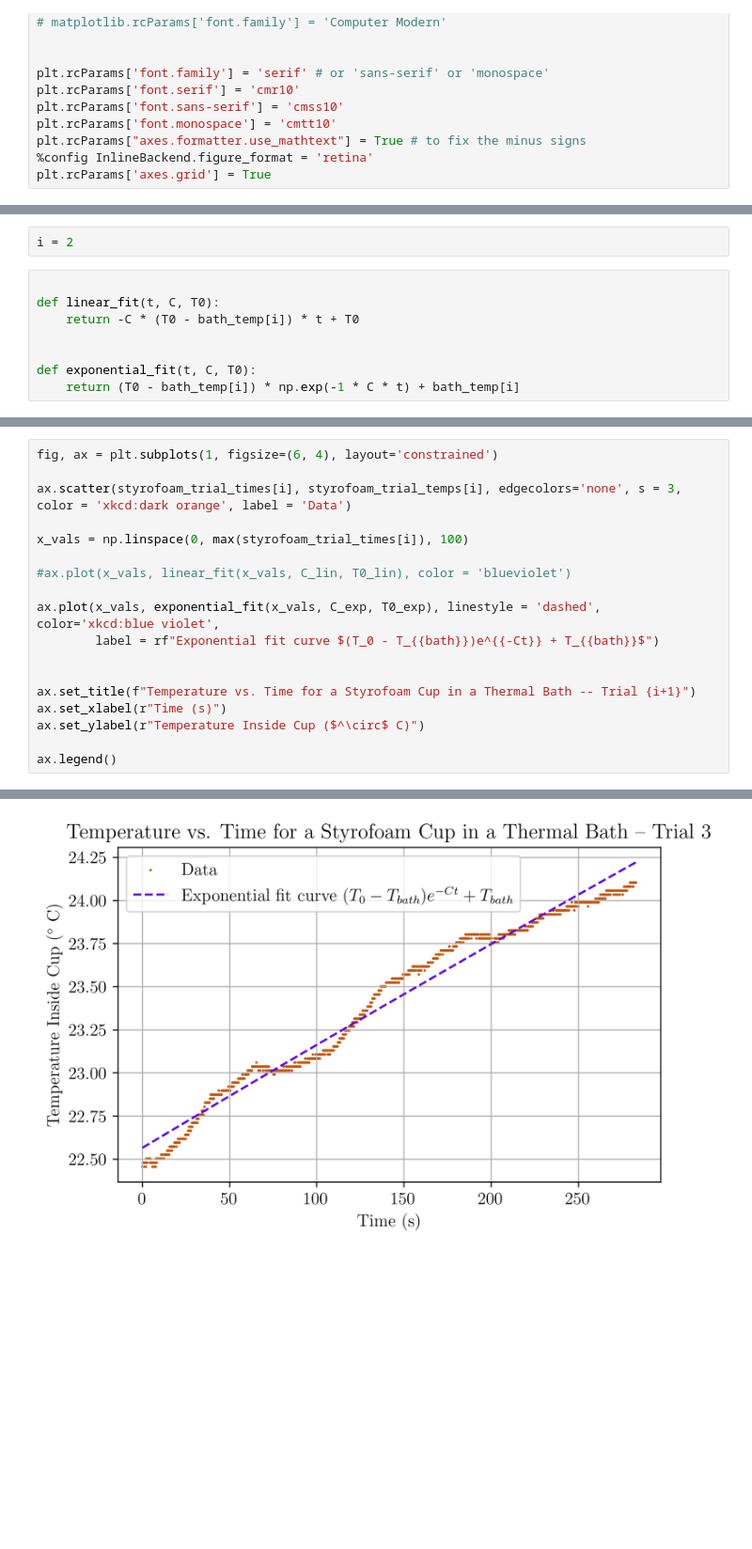
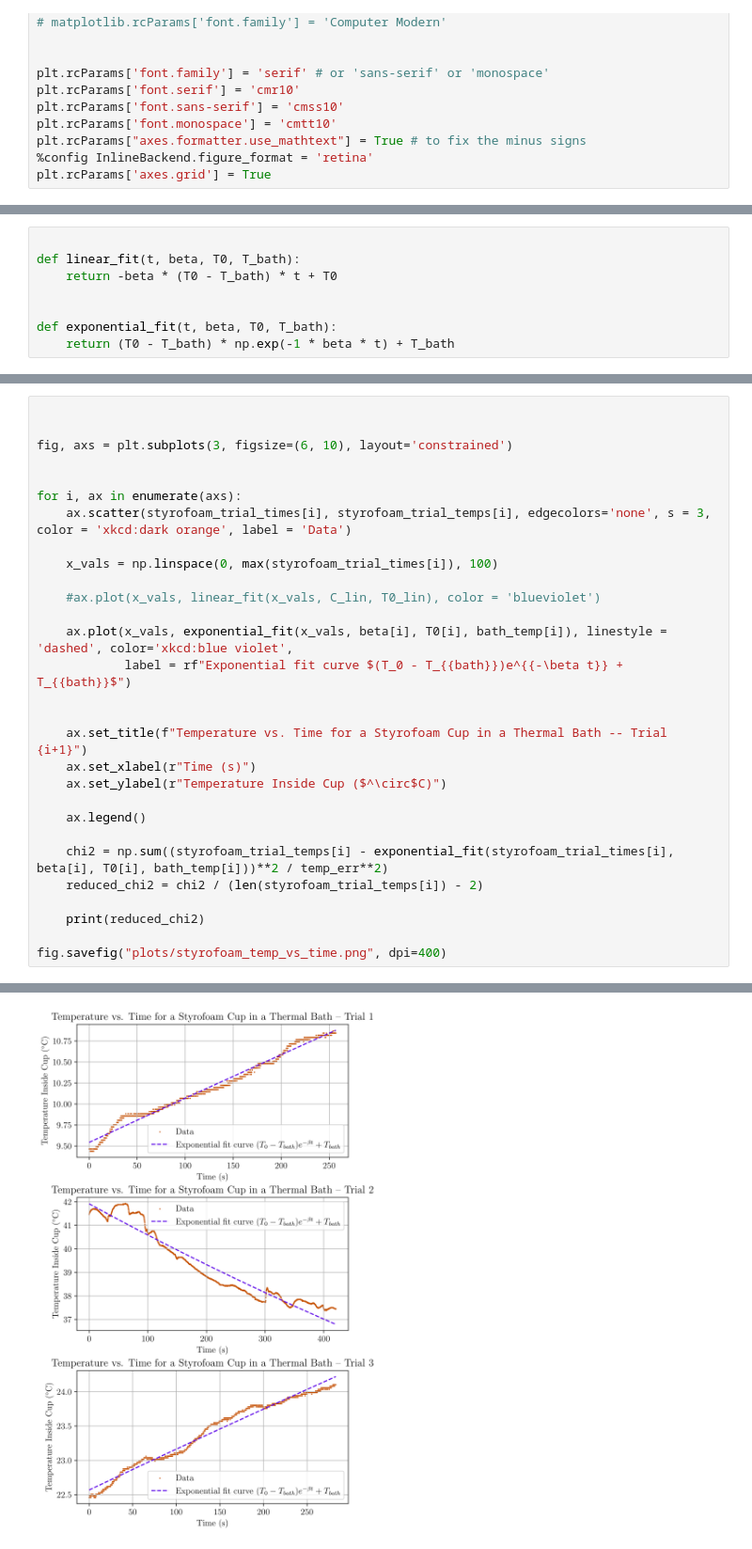
Before and after one commit to mlumminger/Physics-5CL, a Jupyter notebook: Lab 6/lab6_exp3_styrofoam.ipynb, the cells around one changed output, grey strips where cells are left out. Shown at 94% size. Saved outputs shown, nothing was run; the diff lists cells and outputs as text; blank space fills up the shorter version.

```diff
--- a/Lab 6/lab6_exp3_styrofoam.ipynb
+++ b/Lab 6/lab6_exp3_styrofoam.ipynb
@@ -82,13 +87,11 @@ styrofoam_trial_temps = np.array([
 
 styrofoam_trial_heats = styrofoam_trial_temps * water_mass * water_heat_capacity
-# %%
-i = 2
 # %%
 
-def linear_fit(t, C, T0):
-    return -C * (T0 - bath_temp[i]) * t + T0
+def linear_fit(t, beta, T0, T_bath):
+    return -beta * (T0 - T_bath) * t + T0
 
 
-def exponential_fit(t, C, T0):
-    return (T0 - bath_temp[i]) * np.exp(-1 * C * t) + bath_temp[i]
+def exponential_fit(t, beta, T0, T_bath):
+    return (T0 - T_bath) * np.exp(-1 * beta * t) + T_bath
 # %%
@@ -125,19 +134,30 @@ print(K_exp)
 # %%
-fig, ax = plt.subplots(1, figsize=(6, 4), layout='constrained')
-
-ax.scatter(styrofoam_trial_times[i], styrofoam_trial_temps[i], edgecolors='none', s = 3, color = 'xkcd:dark orange', label = 'Data')
-
-x_vals = np.linspace(0, max(styrofoam_trial_times[i]), 100)
-
-#ax.plot(x_vals, linear_fit(x_vals, C_lin, T0_lin), color = 'blueviolet')
-
-ax.plot(x_vals, exponential_fit(x_vals, C_exp, T0_exp), linestyle = 'dashed', color='xkcd:blue violet',
-        label = rf"Exponential fit curve $(T_0 - T_{{bath}})e^{{-Ct}} + T_{{bath}}$")
 
 
-ax.set_title(f"Temperature vs. Time for a Styrofoam Cup in a Thermal Bath -- Trial {i+1}")
-ax.set_xlabel(r"Time (s)")
-ax.set_ylabel(r"Temperature Inside Cup ($^\circ$ C)")
+fig, axs = plt.subplots(3, figsize=(6, 10), layout='constrained')
 
-ax.legend()
+
+for i, ax in enumerate(axs):
+    ax.scatter(styrofoam_trial_times[i], styrofoam_trial_temps[i], edgecolors='none', s = 3, color = 'xkcd:dark orange', label = 'Data')
+
+    x_vals = np.linspace(0, max(styrofoam_trial_times[i]), 100)
+
+    #ax.plot(x_vals, linear_fit(x_vals, C_lin, T0_lin), color = 'blueviolet')
+
+    ax.plot(x_vals, exponential_fit(x_vals, beta[i], T0[i], bath_temp[i]), linestyle = 'dashed', color='xkcd:blue violet',
+            label = rf"Exponential fit curve $(T_0 - T_{{bath}})e^{{-\beta t}} + T_{{bath}}$")
+
+
+    ax.set_title(f"Temperature vs. Time for a Styrofoam Cup in a Thermal Bath -- Trial {i+1}")
+    ax.set_xlabel(r"Time (s)")
+    ax.set_ylabel(r"Temperature Inside Cup ($^\circ$C)")
+
+    ax.legend()
+
+    chi2 = np.sum((styrofoam_trial_temps[i] - exponential_fit(styrofoam_trial_times[i], beta[i], T0[i], bath_temp[i]))**2 / temp_err**2)
+    reduced_chi2 = chi2 / (len(styrofoam_trial_temps[i]) - 2)
+
+    print(reduced_chi2)
+
+fig.savefig("plots/styrofoam_temp_vs_time.png", dpi=400)
 # %% [output]
@@ -145 +167 @@ ax.legend()
-[figure, old version]
+[figure, new version]
```
Also changed, not shown: parts of 5 cells of this notebook, 17 other files.
